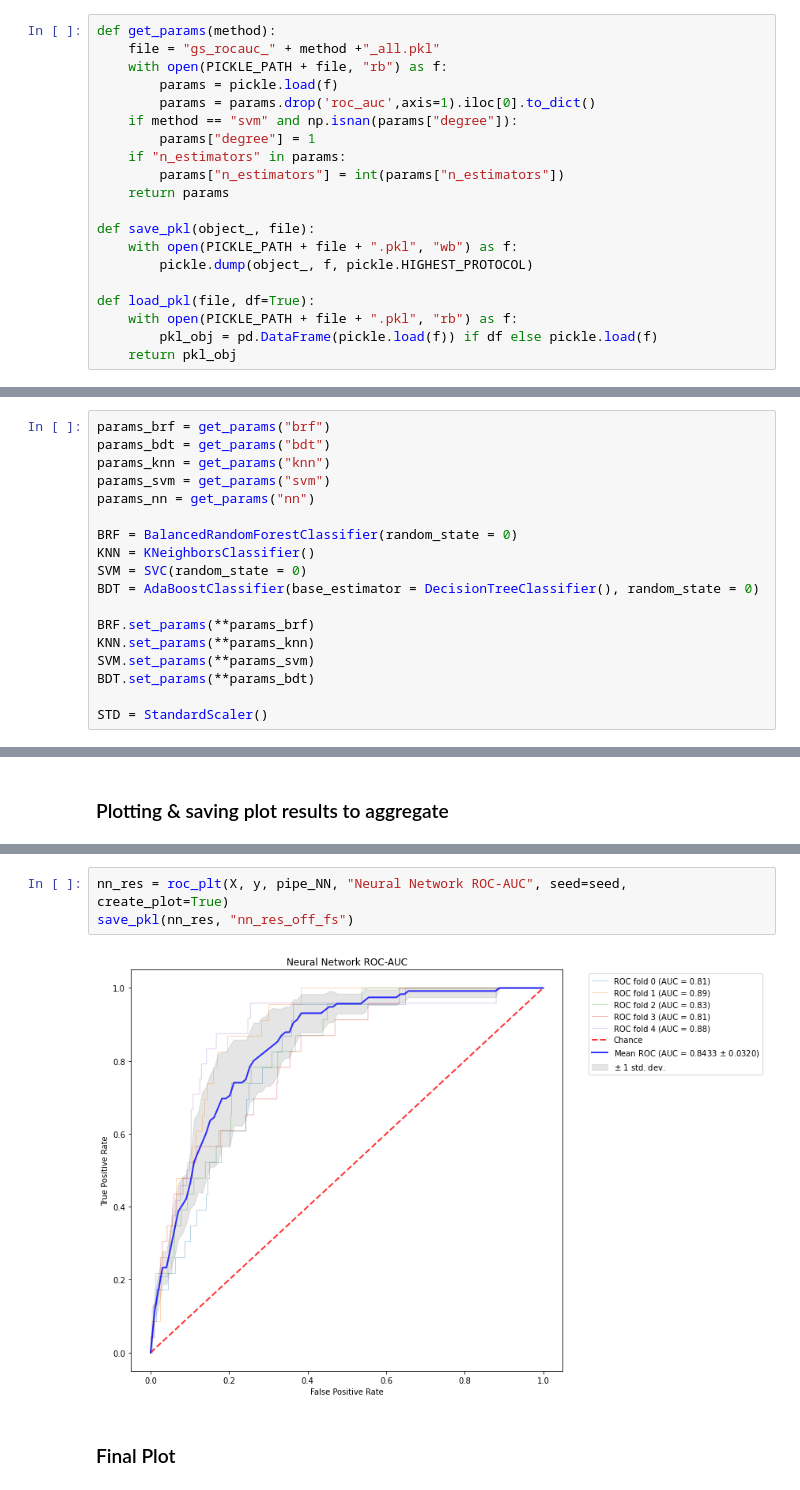
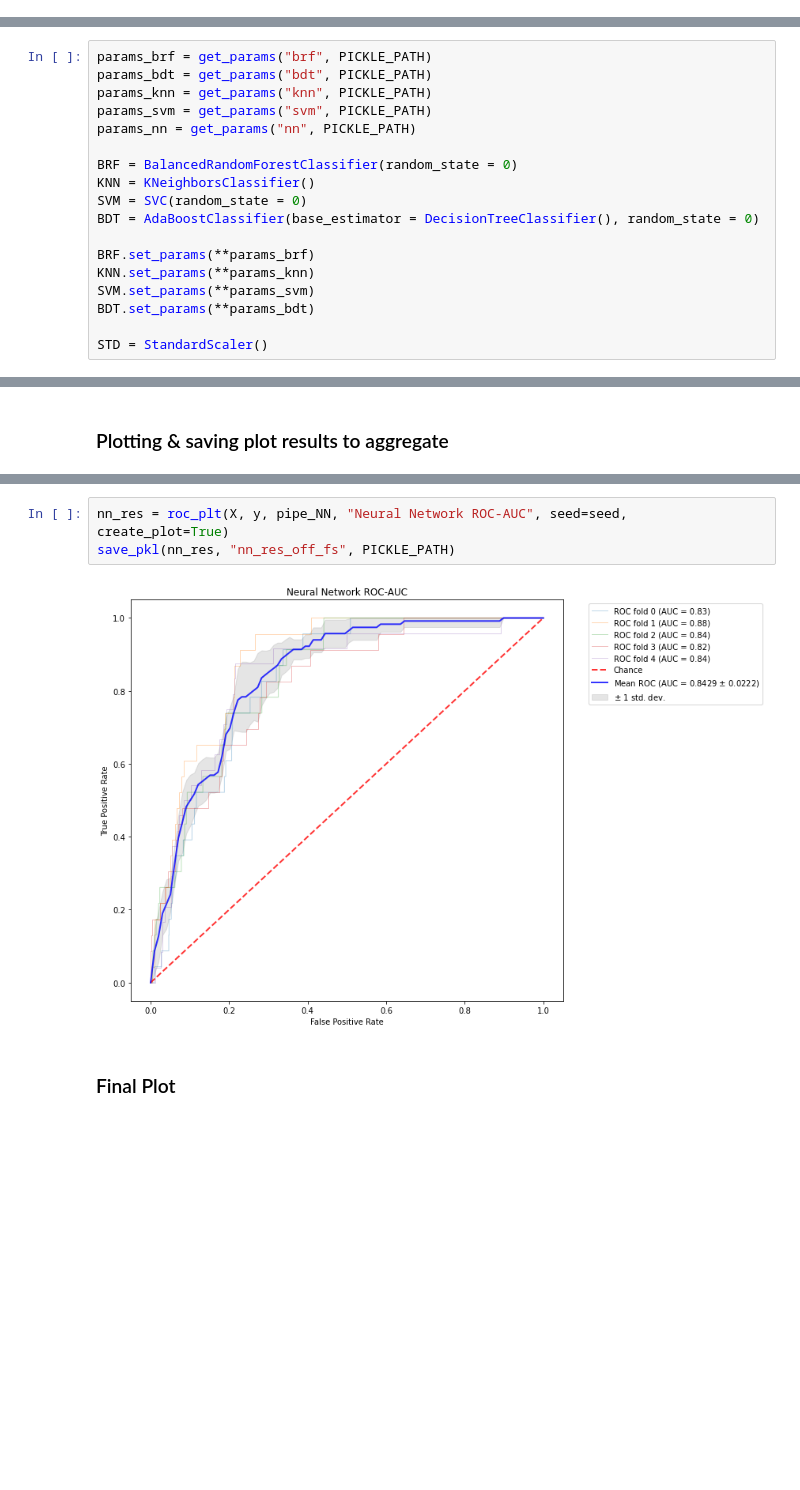
Before and after one commit to epfl-ada/ada-2020-project-milestone-p3-p3_klr, a Jupyter notebook: src/ROC_offline_feature_selection.ipynb, the cells around one changed output, grey strips where cells are left out. Drawn from its saved outputs; the diff is of its cells as text; blank space fills up the shorter version.

```diff
--- a/src/ROC_offline_feature_selection.ipynb
+++ b/src/ROC_offline_feature_selection.ipynb
@@ -37,34 +37,14 @@ seed = 7
 
 master_data = load_data(DATA_PATH)
 X, y = master_data['muchlinski']
-# %%
-def get_params(method):
-    file = "gs_rocauc_" + method +"_all.pkl"
-    with open(PICKLE_PATH + file, "rb") as f:
-        params = pickle.load(f)
-        params = params.drop('roc_auc',axis=1).iloc[0].to_dict()
-    if method == "svm" and np.isnan(params["degree"]):
-        params["degree"] = 1
-    if "n_estimators" in params:
-        params["n_estimators"] = int(params["n_estimators"])
-    return params
-
-def save_pkl(object_, file):
-    with open(PICKLE_PATH + file + ".pkl", "wb") as f:
-        pickle.dump(object_, f, pickle.HIGHEST_PROTOCOL)
-
-def load_pkl(file, df=True):
-    with open(PICKLE_PATH + file + ".pkl", "rb") as f:
-        pkl_obj = pd.DataFrame(pickle.load(f)) if df else pickle.load(f)
-    return pkl_obj
 # %% [markdown]
 ### Creating the models
 # %%
-params_brf = get_params("brf")
-params_bdt = get_params("bdt")
-params_knn = get_params("knn")
-params_svm = get_params("svm")
-params_nn = get_params("nn")
+params_brf = get_params("brf", PICKLE_PATH)
+params_bdt = get_params("bdt", PICKLE_PATH)
+params_knn = get_params("knn", PICKLE_PATH)
+params_svm = get_params("svm", PICKLE_PATH)
+params_nn = get_params("nn", PICKLE_PATH)
 
 BRF = BalancedRandomForestClassifier(random_state = 0)
 KNN = KNeighborsClassifier()
@@ -158,9 +138,9 @@ save_pkl(bdt_res, "bdt_res_off_fs")
 [figure]
 # %%
 nn_res = roc_plt(X, y, pipe_NN, "Neural Network ROC-AUC", seed=seed, create_plot=True)
-save_pkl(nn_res, "nn_res_off_fs")
+save_pkl(nn_res, "nn_res_off_fs", PICKLE_PATH)
 # %% [output]
-[figure, old version]
+[figure, new version]
 # %% [markdown]
 ### Final Plot
 # %%
```
Also changed, not shown: parts of 7 cells of this notebook, 4 other files.
